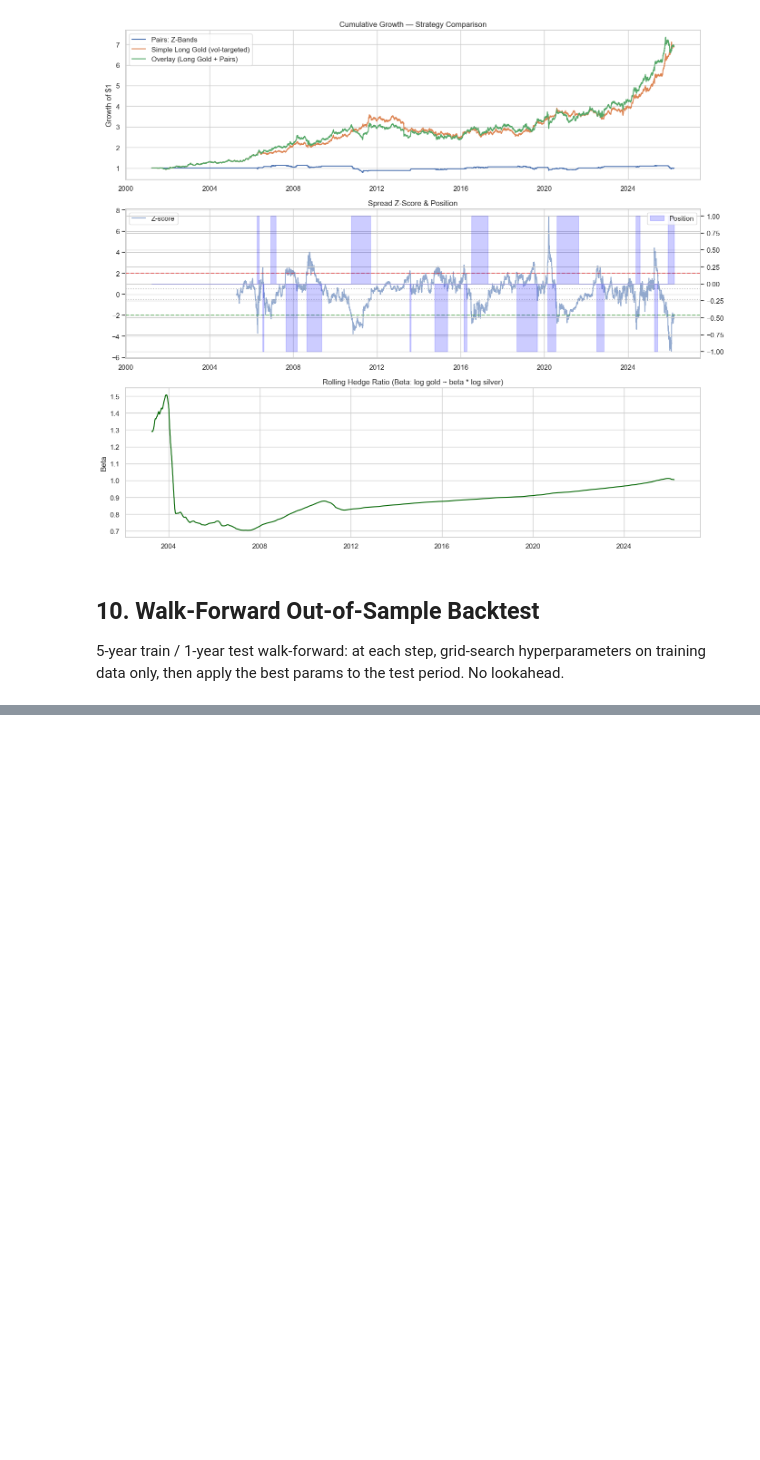
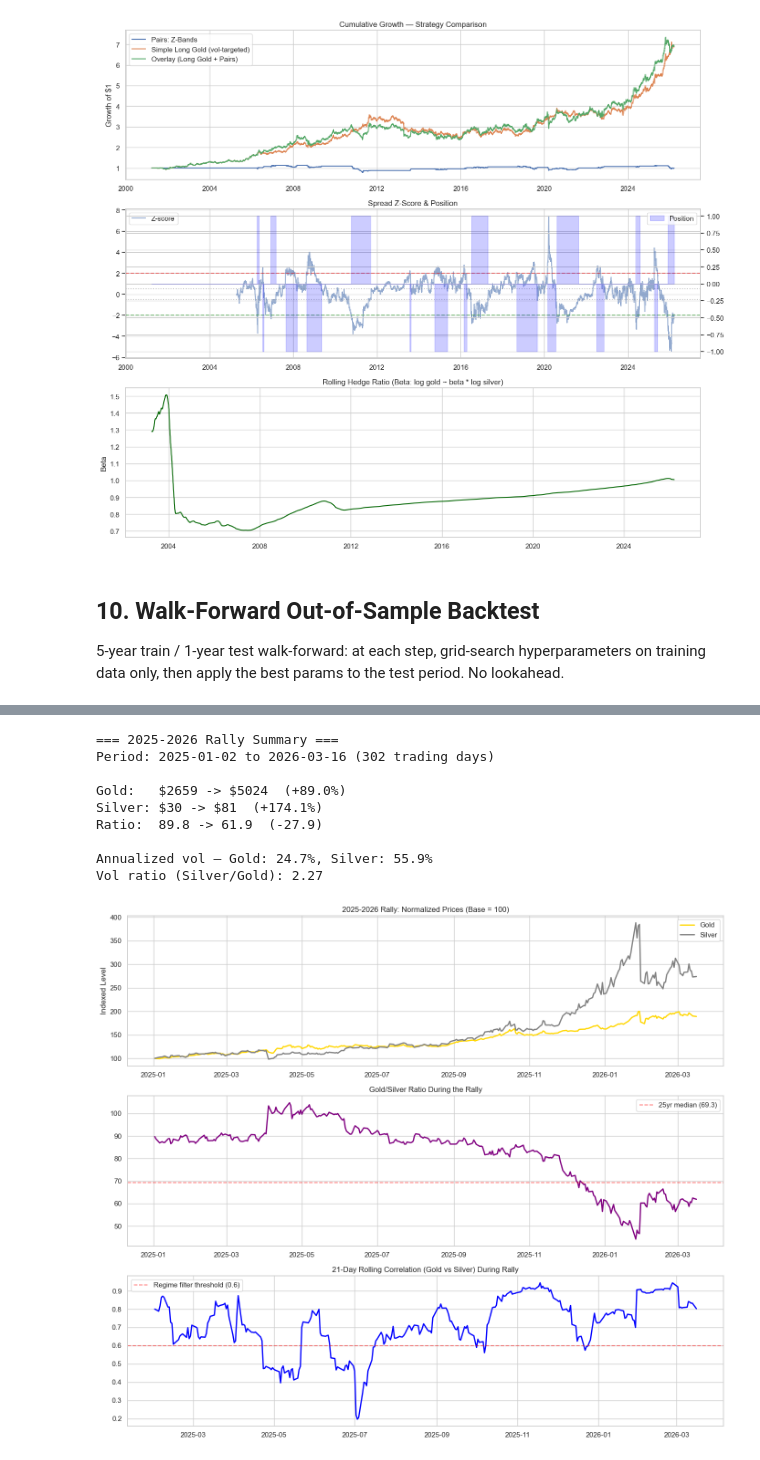
Before and after one commit to GlobalARB/precious-metal-public, a Jupyter notebook: Gold_Silver_Analysis.ipynb, the cells around one changed output, grey strips where cells are left out. Cells and saved outputs as stored; diff of their text form; code cells hidden in the pictures; blank space fills up the shorter version.

```diff
--- a/Gold_Silver_Analysis.ipynb
+++ b/Gold_Silver_Analysis.ipynb
@@ -1050,0 +1084,77 @@ Walk-Forward Out-of-Sample Metrics:
+# %%
+# ========== 2025-2026 Rally Deep Dive ==========
+rally_start = pd.Timestamp("2025-01-01")
+rally_px = prices_all.loc[prices_all.index >= rally_start, ["gold", "silver", "ratio"]].dropna()
+rally_ret = returns_all.loc[returns_all.index >= rally_start, ["gold", "silver"]].dropna()
+
+if len(rally_px) > 20:
+    # Price performance
+    gold_perf = (rally_px["gold"].iloc[-1] / rally_px["gold"].iloc[0] - 1) * 100
+    silv_perf = (rally_px["silver"].iloc[-1] / rally_px["silver"].iloc[0] - 1) * 100
+    ratio_chg = rally_px["ratio"].iloc[-1] - rally_px["ratio"].iloc[0]
+
+    print(f"=== 2025-2026 Rally Summary ===")
+    print(f"Period: {rally_px.index.min().date()} to {rally_px.index.max().date()} ({len(rally_px)} trading days)")
+    print(f"\nGold:   ${rally_px['gold'].iloc[0]:.0f} -> ${rally_px['gold'].iloc[-1]:.0f}  ({gold_perf:+.1f}%)")
+    print(f"Silver: ${rally_px['silver'].iloc[0]:.0f} -> ${rally_px['silver'].iloc[-1]:.0f}  ({silv_perf:+.1f}%)")
+    print(f"Ratio:  {rally_px['ratio'].iloc[0]:.1f} -> {rally_px['ratio'].iloc[-1]:.1f}  ({ratio_chg:+.1f})")
+
+    # Annualized metrics for the rally period
+    n = len(rally_ret)
+    gold_ann_vol = rally_ret["gold"].std(ddof=1) * np.sqrt(252)
+    silv_ann_vol = rally_ret["silver"].std(ddof=1) * np.sqrt(252)
+    print(f"\nAnnualized vol — Gold: {gold_ann_vol:.1%}, Silver: {silv_ann_vol:.1%}")
+    print(f"Vol ratio (Silver/Gold): {silv_ann_vol/gold_ann_vol:.2f}")
+
+    # Rolling 21-day correlation during rally
+    rc_21 = rally_ret["gold"].rolling(21).corr(rally_ret["silver"])
+
+    fig, axes = plt.subplots(3, 1, figsize=(14, 12))
+
+    # (1) Normalized prices during rally
+    ax = axes[0]
+    norm = rally_px[["gold", "silver"]] / rally_px[["gold", "silver"]].iloc[0] * 100
+    ax.plot(norm.index, norm["gold"], label="Gold", color='gold', linewidth=2)
+    ax.plot(norm.index, norm["silver"], label="Silver", color='grey', linewidth=2)
+    ax.set_title("2025-2026 Rally: Normalized Prices (Base = 100)")
+    ax.set_ylabel("Indexed Level")
+    ax.legend()
+    ax.grid(True)
+
+    # (2) Ratio during rally
+    ax = axes[1]
+    ax.plot(rally_px.index, rally_px["ratio"], color='purple', linewidth=2)
+    ax.axhline(69.3, color='red', linestyle='--', alpha=0.5, label="25yr median (69.3)")
+    ax.set_title("Gold/Silver Ratio During the Rally")
+    ax.legend()
+    ax.grid(True)
+
+    # (3) Rolling 21-day correlation
+    ax = axes[2]
+    ax.plot(rc_21.dropna().index, rc_21.dropna(), color='blue', linewidth=2)
+    ax.axhline(0.6, color='red', linestyle='--', alpha=0.5, label="Regime filter threshold (0.6)")
+    ax.set_title("21-Day Rolling Correlation (Gold vs Silver) During Rally")
+    ax.legend()
+    ax.grid(True)
+
+    plt.tight_layout()
+    plt.show()
+
+    # Monthly returns breakdown
+    print("\nMonthly returns during rally:")
+    monthly = rally_ret.resample("ME").sum() * 100
+    for dt, row in monthly.iterrows():
+        print(f"  {dt.strftime('%Y-%m')}  Gold: {row['gold']:+6.2f}%  Silver: {row['silver']:+6.2f}%  Spread: {row['silver']-row['gold']:+6.2f}%")
+else:
+    print("Insufficient data for 2025-2026 analysis")
+# %% [output]
+=== 2025-2026 Rally Summary ===
+Period: 2025-01-02 to 2026-03-16 (302 trading days)
+
+Gold:   $2659 -> $5024  (+89.0%)
+Silver: $30 -> $81  (+174.1%)
+Ratio:  89.8 -> 61.9  (-27.9)
+
+Annualized vol — Gold: 24.7%, Silver: 55.9%
+Vol ratio (Silver/Gold): 2.27
+[figure, added]
```
Also changed, not shown: parts of 14 cells of this notebook.
